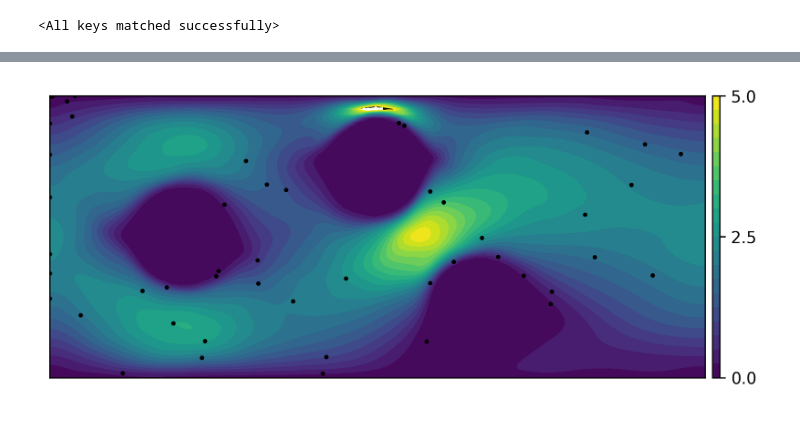
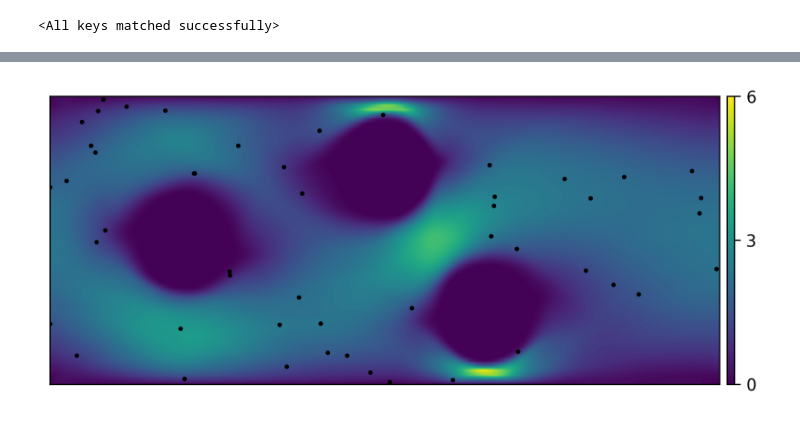
Before and after one commit to mskPark/DRLPDE, a Jupyter notebook: tools/ErrorPlot_ThesisRectangle.ipynb, the cells around one changed output, grey strips where cells are left out. Cells and saved outputs as stored; diff of their text form; code cells hidden in the pictures.

```diff
--- a/tools/ErrorPlot_ThesisRectangle.ipynb
+++ b/tools/ErrorPlot_ThesisRectangle.ipynb
@@ -28,7 +28,7 @@ plt.rcParams['font.family'] = 'serif'
 plt.rcParams['font.serif'] = ['Computer Modern']
 plt.rcParams['font.size'] = 12
 # %%
-loadmodel = 'Test'
+loadmodel = 'Thesisexample1'
 # %%
 with open('../experiments/' + loadmodel + '_parameters.pickle', 'rb') as f:
     parameters = pickle.load(f)
@@ -77,10 +77,15 @@ X = torch.cartesian_prod( torch.linspace(xmin, xmax, num_x), torch.linspace(ymin
 # %%
 Velocity = model(X)
 
-flow_max = 5.0
+flow_max = 6.0
 
-flow_levels = np.linspace(0.0, flow_max, 21)
+flow_levels = np.linspace(0.0, flow_max, 101)
 flow_ticks = np.linspace(0.0, flow_max, 3)
+
+lengthofvideo = 15
+framerate = 30
+numfigs = int(lengthofvideo*framerate)
+path = 'C:/Users/Kevin/Documents/Github/DRLPDE/images/'
 # %%
 ### Plotting
 
@@ -168,43 +179,38 @@ def RK4(x, h, u):
 domain = create.theDomain(problem_parameters)
 RandPoints = create.InteriorPoints(50, domain, input_dim, input_range, 'cpu')
 
-h = 0.1
-path = '/home/mskpark/Research/DRLPDE/plotting/images/'
-
-lengthofvideo = 15
-framerate = 30
-numfigs = int(lengthofvideo*framerate)
+h = 0.05
 
 for ii in range(numfigs):
     plt.cla()
     contour = ax.contourf(X[:,0].reshape(num_x, num_y).detach().numpy(),
                        X[:,1].reshape(num_x, num_y).detach().numpy(),
                        torch.sqrt(Velocity[:,0]**2 + Velocity[:,1]**2).reshape(num_x, num_y).detach().numpy(),
                        flow_levels, cmap=plt.cm.viridis)
 
     colorbar = plt.colorbar(contour, ticks=flow_ticks, cax = colorbar_param)
     colorbar.ax.tick_params(labelsize=10)
 
     ### Move
     RandPoints.location = RK4(RandPoints.location.requires_grad_(True), h, model)
 
     # If they're outside, then make a new point at the entrance
     outside = torch.zeros( RandPoints.location.size(0), dtype=torch.bool)
     for wall in domain.checkinside:
         outside += wall.distance(RandPoints.location) < 0
 
     RandPoints.location[outside,0] = xmin
     RandPoints.location[outside,1] = (ymax - ymin)*torch.rand(torch.sum(outside)) + ymin
 
     ax.scatter(RandPoints.location[:,0].detach().numpy(),
                 RandPoints.location[:,1].detach().numpy(),
                 s=3, c='k')
 
     figname = 'velocityplot' + str(ii) + '.png'
 
     plt.savefig(path + figname)
 # %% [output]
-[figure, old version]
+[figure, new version]
 # %%
 img_array = []
 for ii in range(numfigs):
```
Also changed, not shown: parts of 3 cells of this notebook, 11 other files.
